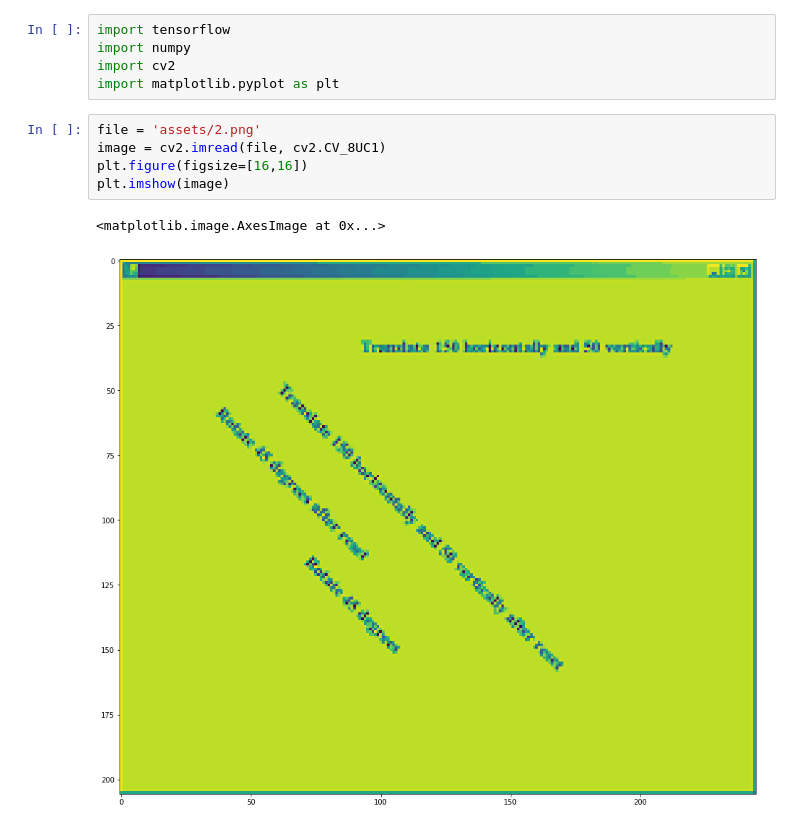
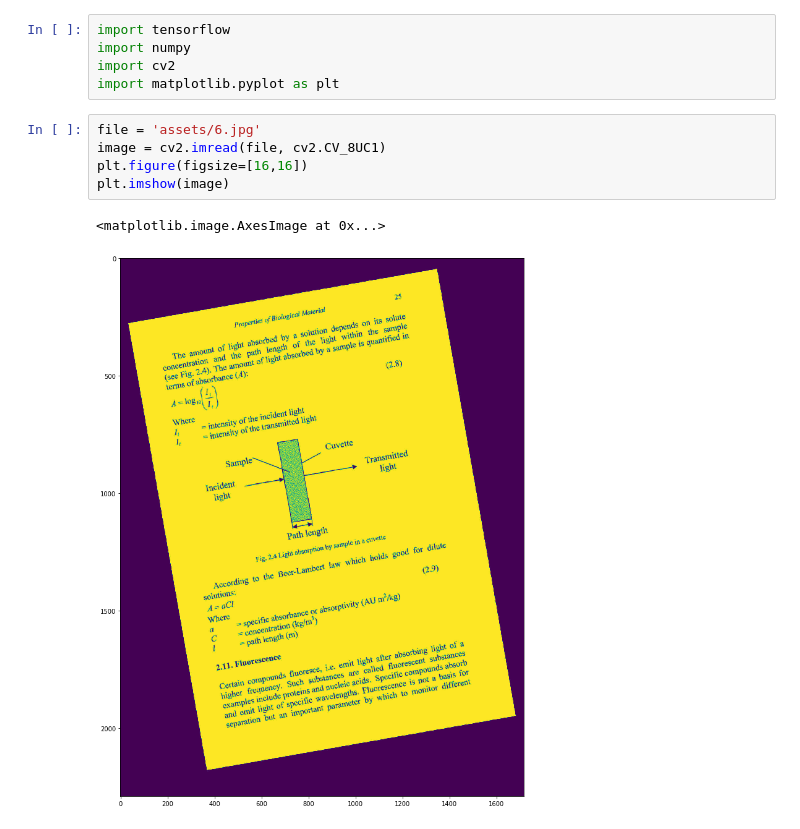
Before and after one commit to lorforlinux/Ojo, a Jupyter notebook: dilateerode.ipynb, the cells around one changed output. Drawn from its saved outputs; the diff is of its cells as text.

```diff
--- a/dilateerode.ipynb
+++ b/dilateerode.ipynb
@@ -4,13 +4,13 @@ import numpy
 import cv2
 import matplotlib.pyplot as plt
 # %%
-file = 'assets/2.png'
+file = 'assets/6.jpg'
 image = cv2.imread(file, cv2.CV_8UC1)
 plt.figure(figsize=[16,16])
 plt.imshow(image)
 # %% [output]
 <matplotlib.image.AxesImage at 0x...>
-[figure, old version]
+[figure, new version]
 # %%
 # cv2.threshold(input image, thresh, max, flag)
 _, bt = cv2.threshold(image, 200, 255, cv2.THRESH_BINARY_INV)
```
Also changed, not shown: parts of 8 cells of this notebook, 21 other files.
